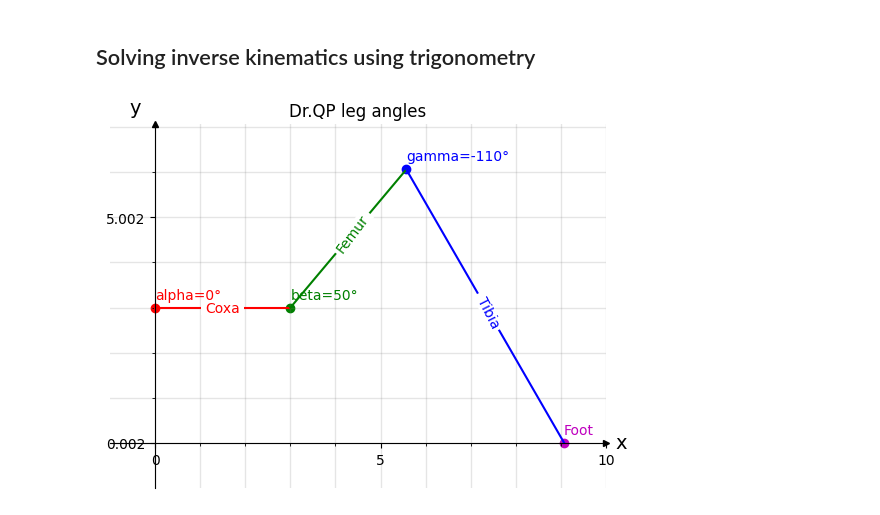
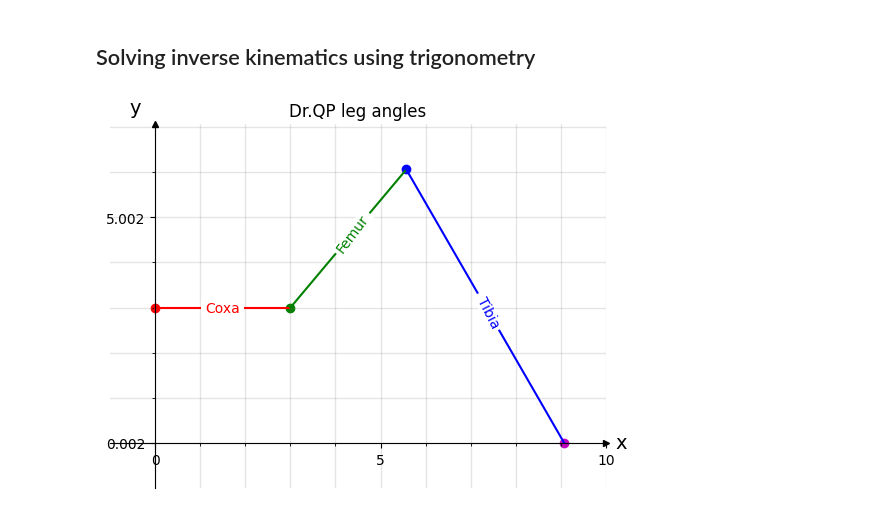
Before and after one commit to Dr-QP/Dr.QP, a Jupyter notebook: packages/runtime/drqp_brain/notebooks/getting_started_with_robot_ik.ipynb, the cells around one changed output. Cells and saved outputs as stored; diff of their text form; code cells hidden in the pictures.

Commit message:
finer control over labels

```diff
--- a/packages/runtime/drqp_brain/notebooks/getting_started_with_robot_ik.ipynb
+++ b/packages/runtime/drqp_brain/notebooks/getting_started_with_robot_ik.ipynb
@@ -170,9 +170,9 @@ There are various ways to solve inverse kinematics problem. We are going to use
 # %%
 %matplotlib inline
 
 start=Point(0, 3)
 points = forward_kinematics_angles(coxa_length, femur_length, tibia_length, 0, 50, -110, start=start)
 
-_ = plot_leg_with_points(points, 'Dr.QP leg angles')
+_ = plot_leg_with_points(points, 'Dr.QP leg angles', no_joint_labels=True)
 # %% [output]
-[figure, old version]
+[figure, new version]
```
Also changed, not shown: parts of 1 cell of this notebook, 1 other file.
